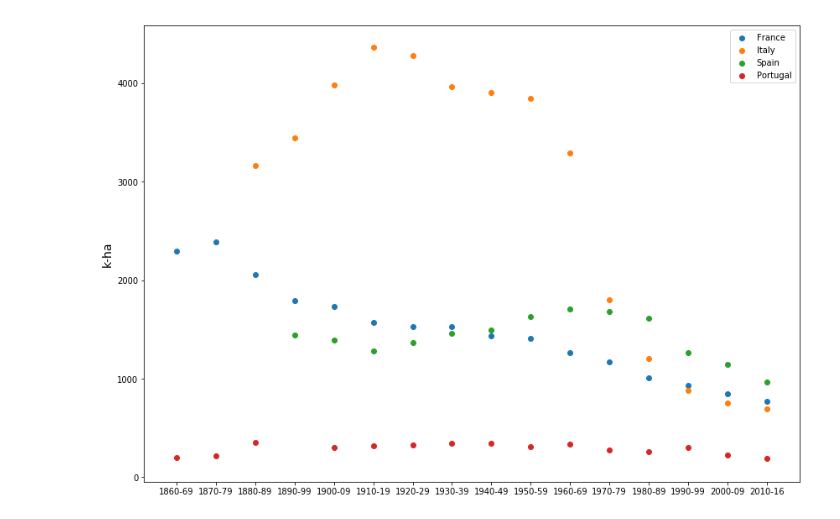
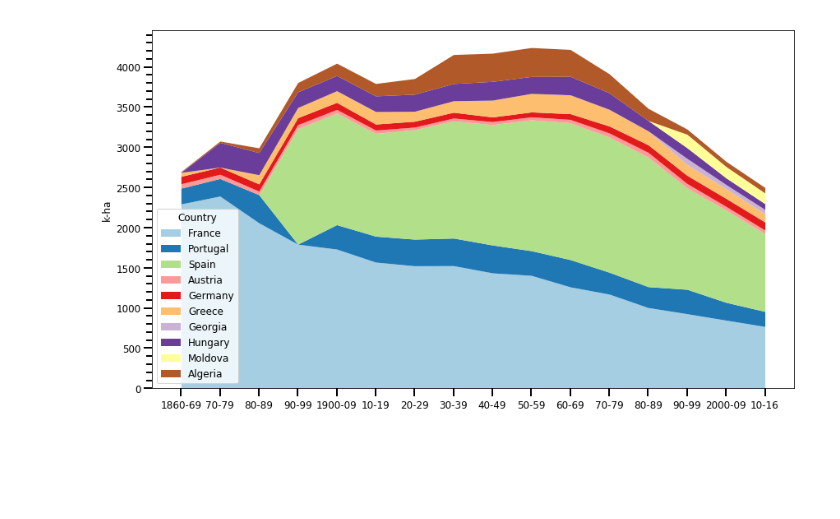
Before and after one commit to jaydeshpande/Wine, a Jupyter notebook: WineConsumption.ipynb, the cells around one changed output. Saved outputs shown, nothing was run; the diff lists cells and outputs as text; code cells hidden in the pictures; blank space fills up the shorter version.

Commit message:
stacked area chart

```diff
--- a/WineConsumption.ipynb
+++ b/WineConsumption.ipynb
@@ -4,3 +10,15 @@ import matplotlib.pyplot as plt
 import numpy as np
+# %%
+SMALL_SIZE = 10
+MEDIUM_SIZE = 12
+BIGGER_SIZE = 14
+
+plt.rc('font', size=MEDIUM_SIZE)          # controls default text sizes
+plt.rc('axes', titlesize=MEDIUM_SIZE)     # fontsize of the axes title
+plt.rc('axes', labelsize=MEDIUM_SIZE)    # fontsize of the x and y labels
+plt.rc('xtick', labelsize=MEDIUM_SIZE)    # fontsize of the tick labels
+plt.rc('ytick', labelsize=MEDIUM_SIZE)    # fontsize of the tick labels
+plt.rc('legend', fontsize=MEDIUM_SIZE)    # legend fontsize
+plt.rc('figure', titlesize=BIGGER_SIZE)  # fontsize of the figure title
 # %%
 def createScatterPlot(data, countries, yrs, yTitle = None):
@@ -12,5 +38,21 @@ def createScatterPlot(data, countries, yrs, yTitle = None):
     plt.legend()
     plt.show()
+# %%
+def createStackedBar(data, countries, yrs, yTitle = None):
+    dtPlt = data[data.Country.isin(countries)].fillna(0).T
+    yrLbl = ['1860-69', '70-79', '80-89', '90-99', '1900-09', '10-19', '20-29', '30-39', '40-49',
+     '50-59', '60-69', '70-79', '80-89', '90-99', '2000-09', '10-16']
+    fig, ax = plt.subplots(figsize=(14, 8))
+    #dtPlt.loc[yrs].plot(kind='bar', stacked=True, ax=ax, colormap='Paired')
+    dtPlt.columns = dtPlt.loc['Country']
+    dtPlt.loc[yrs].plot(kind='area', colormap='Paired', linewidth=0, ax=ax)
+    if yTitle is not None:
+        ax.set_ylabel(yTitle)
+    ax.yaxis.set_minor_locator(AutoMinorLocator())
+    ax.tick_params(which='both', width=2)
+    ax.tick_params(which='major', length=10)
+    ax.tick_params(which='minor', length=7)
+    plt.xticks(range(len(yrLbl)), yrLbl)
 # %%
 tableToSheetmap = {'121': 'Sheet1', '122': 'Sheet2', '123': 'Sheet3', '132': 'Sheet12', '133': 'Sheet13',
                    '134': 'Sheet14', '135': 'Sheet15', '136': 'Sheet16', '138': 'Sheet18', '139': 'Sheet19',
@@ -18,5 +60,9 @@ tableToSheetmap = {'121': 'Sheet1', '122': 'Sheet2', '123': 'Sheet3', '132': 'Sh
 # %%
 years = ['1860-69', '1870-79', '1880-89', '1890-99', '1900-09', '1910-19', '1920-29', '1930-39', '1940-49',
          '1950-59', '1960-69', '1970-79', '1980-89', '1990-99', '2000-09', '2010-16']
+# %%
+oldWorld = ['France', 'Italy', 'Spain', 'Portugal', 'Greece', 'Austria', 'Hungary', 'Germany',
+            'Moldova', 'Georgia', 'Algeria']
+newWorld = ['USA', 'Australia', 'Chile', 'Argentina', 'New Zealand', 'South Africa', 'Japan', 'India', 'China']
 # %%
 data = pd.read_excel('GlobalWineMarketAnnual.xlsm', index_col=None, sheet_name=tableToSheetmap['121'], usecols='B:S', skiprows=2)
@@ -29,4 +74,4 @@ data.replace('na', np.nan, inplace=True)
 # %%
-createScatterPlot(data, ['France', 'Italy', 'Spain', 'Portugal'], years, yTitle='k-ha')
+createStackedBar(data, oldWorld, years, yTitle='k-ha')
 # %% [output]
-[figure, old version]
+[figure, new version]
```
Also changed, not shown: parts of 4 cells of this notebook.
